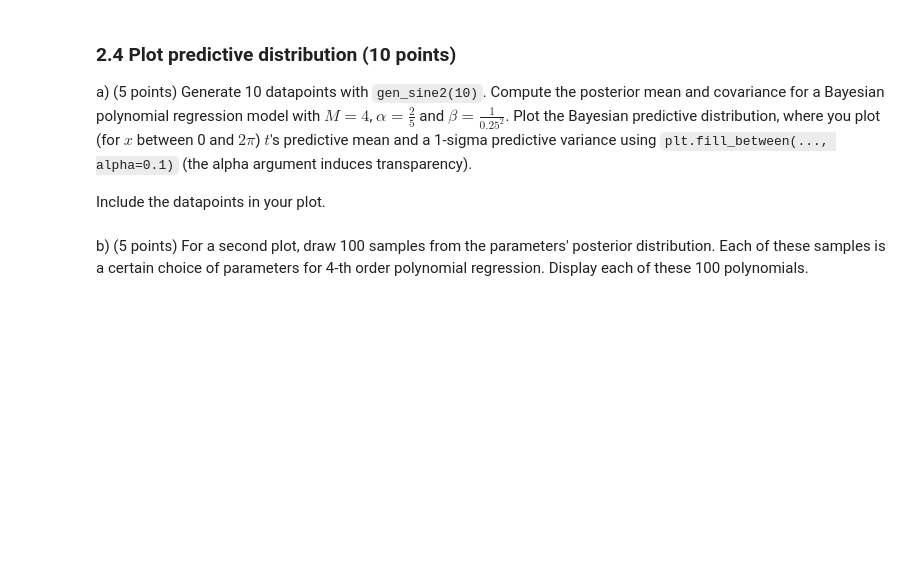
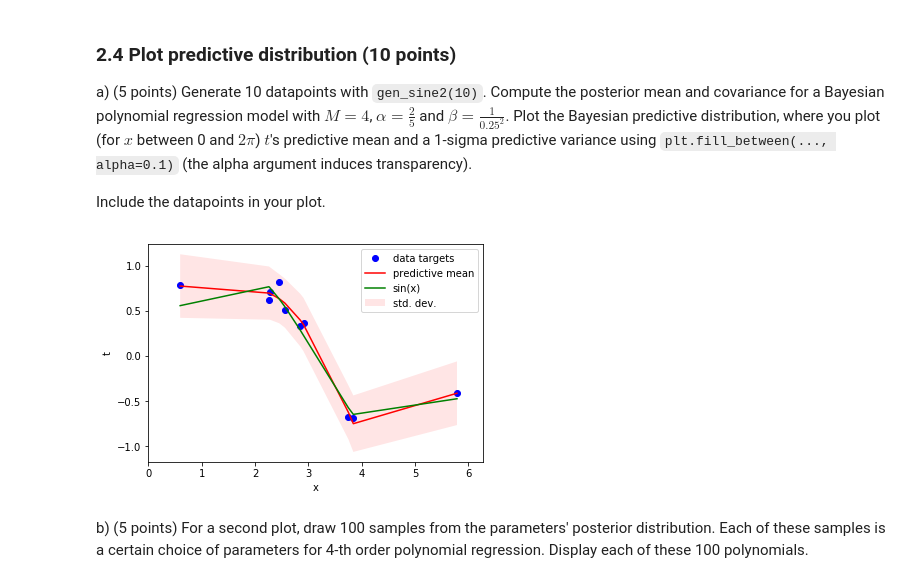
Before and after one commit to MBonnee/ML1, a Jupyter notebook: lab1/12065064_11883936_lab1.ipynb, the cells around one changed output. Saved outputs shown, nothing was run; the diff lists cells and outputs as text; code cells hidden in the pictures; blank space fills up the shorter version.

```diff
--- a/lab1/12065064_11883936_lab1.ipynb
+++ b/lab1/12065064_11883936_lab1.ipynb
@@ -300,8 +307,8 @@ Write a function `gen_sine2(N)` that behaves identically to `gen_sine(N)` except
 # %%
 def gen_sine2(n):
     x = np.random.uniform(0,2*math.pi,n)
+    x.sort()
 
-    from scipy.stats import norm
     t = norm.rvs(0, 0.25, size=n)
 
     for i in range(n):
@@ -367,13 +374,12 @@ Write a function that `predict_polynomial_bayes(x, m, S, beta)` that returns the
 # %%
 def predict_polynomial_bayes(x, m, S, beta):
     # YOUR CODE HERE
-    #mean = mnT*phi(x)
-    #
+    sigma = np.zeros(N)
+    mean = np.zeros(N)
     Phi = designmatrix(x, m.shape[0]-1)
-    sigma = Phi.transpose().dot(S).dot(Phi) + 1/beta
-    mean = m.transpose().dot(Phi)
-    print("m: ", m.shape[0])
-    print("x: ", x.shape)
+    for n in range(x.shape[0]):
+        sigma[n] = sqrt(Phi[n].transpose().dot(S).dot(Phi[n]) + 1/beta)
+        mean[n] = m.transpose().dot(Phi[n])
 
     return mean, sigma, Phi
 # %%
@@ -404,3 +405,24 @@ raise NotImplementedError()
+# %%
+# YOUR CODE HERE
+N = 10
+x, t = gen_sine2(N)
+M = 4
+alpha = 2/5
+beta = 1/(0.25 ** 2)
+m_post, S_post, Phi_post = fit_polynomial_bayes(x, t, M, alpha, beta)
+m_pred, sigma_pred, Phi_pred = predict_polynomial_bayes(x, m_post, S_post, beta)
+
+plt.plot(x, t, 'o', color='blue', label='data targets')
+plt.plot(x, m_pred, color='red', label='predictive mean')
+plt.plot(x, sin(x), color='green', label='sin(x)')
+plt.fill_between(x, m_pred+sigma_pred, m_pred-sigma_pred,facecolor='red', alpha=0.1, label='std. dev.')
+plt.xlabel('x')
+plt.ylabel('t')
+plt.xlim(0, 2*np.pi)
+plt.legend()
+plt.show()
+# %% [output]
+[figure, added]
 # %% [markdown]
 b) (5 points) For a second plot, draw 100 samples from the parameters' posterior distribution. Each of these samples is a certain choice of parameters for 4-th order polynomial regression.
 Display each of these 100 polynomials.
```
Also changed, not shown: parts of 12 cells of this notebook.
